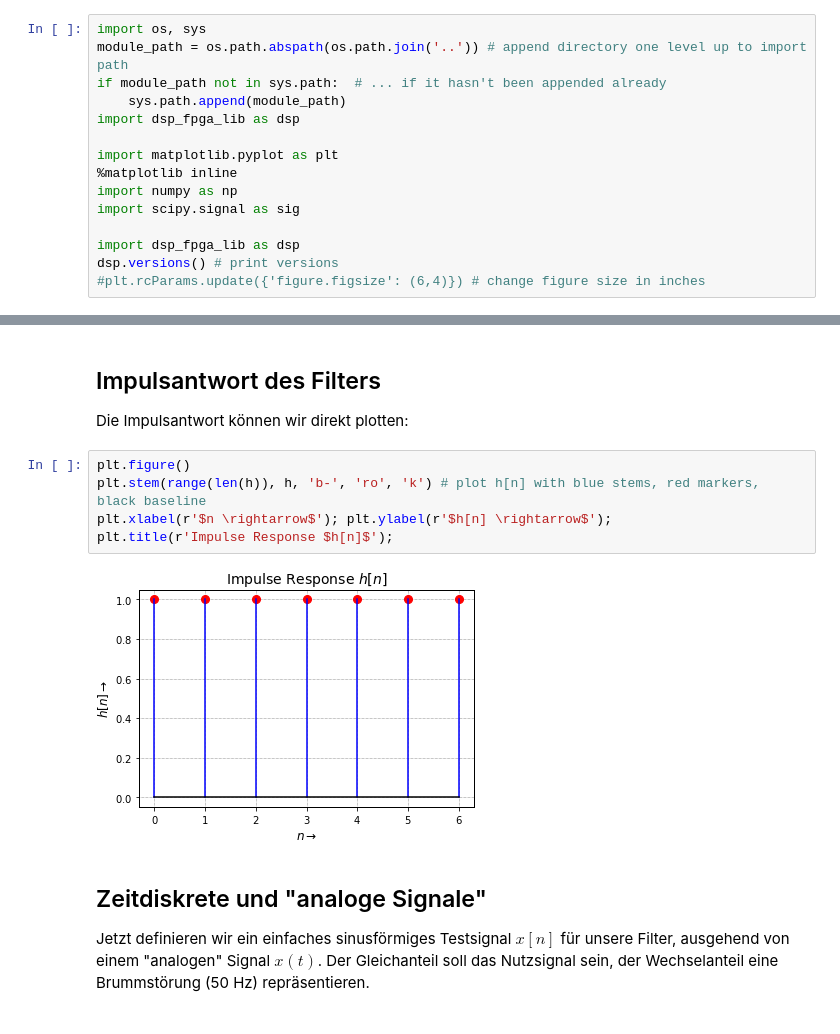
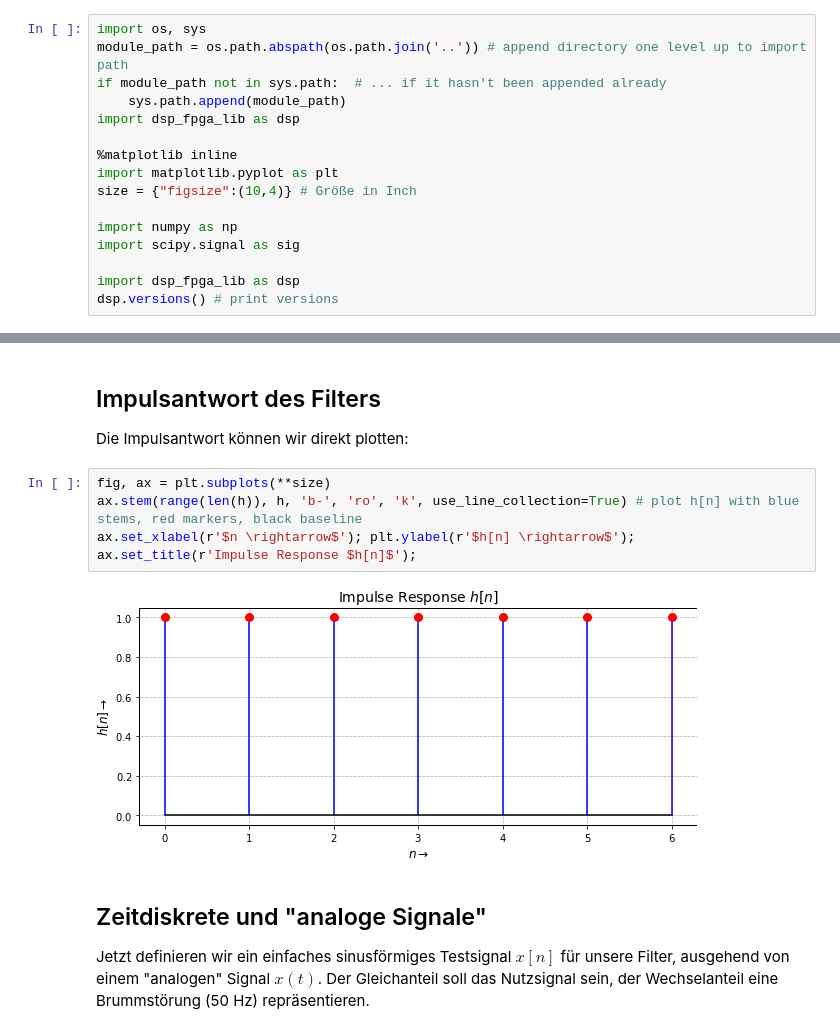
Before and after one commit to chipmuenk/dsp, a Jupyter notebook: notebooks/01_LTI/LTI-Basics.ipynb, the cells around one changed output, grey strips where cells are left out. Saved outputs shown, nothing was run; the diff lists cells and outputs as text.

```diff
--- a/notebooks/01_LTI/LTI-Basics.ipynb
+++ b/notebooks/01_LTI/LTI-Basics.ipynb
@@ -9,12 +9,13 @@ if module_path not in sys.path:  # ... if it hasn't been appended already
     sys.path.append(module_path)
 import dsp_fpga_lib as dsp
 
+%matplotlib inline
 import matplotlib.pyplot as plt
-%matplotlib inline
+size = {"figsize":(10,4)} # Größe in Inch
+
 import numpy as np
 import scipy.signal as sig
 
 import dsp_fpga_lib as dsp
 dsp.versions() # print versions
-#plt.rcParams.update({'figure.figsize': (6,4)}) # change figure size in inches
 # %% [output]
@@ -44,12 +45,12 @@ h = np.ones(7) # MA-filter, N = 4, L = 5
 ## Impulsantwort des Filters
 Die Impulsantwort können wir direkt plotten:
 # %%
-plt.figure()
-plt.stem(range(len(h)), h, 'b-', 'ro', 'k') # plot h[n] with blue stems, red markers, black baseline
-plt.xlabel(r'$n \rightarrow$'); plt.ylabel(r'$h[n] \rightarrow$');
-plt.title(r'Impulse Response $h[n]$');
+fig, ax = plt.subplots(**size)
+ax.stem(range(len(h)), h, 'b-', 'ro', 'k', use_line_collection=True) # plot h[n] with blue stems, red markers, black baseline
+ax.set_xlabel(r'$n \rightarrow$'); plt.ylabel(r'$h[n] \rightarrow$');
+ax.set_title(r'Impulse Response $h[n]$');
 # %% [output]
-[figure, old version]
+[figure, new version]
 # %% [markdown]
 ## Zeitdiskrete und "analoge Signale"
 Jetzt definieren wir ein einfaches sinusförmiges Testsignal $x[n]$ für unsere Filter, ausgehend von einem "analogen" Signal $x(t)$. Der Gleichanteil soll das Nutzsignal sein, der Wechselanteil eine Brummstörung (50 Hz) repräsentieren.
```
Also changed, not shown: parts of 4 cells of this notebook, 3 other files.
